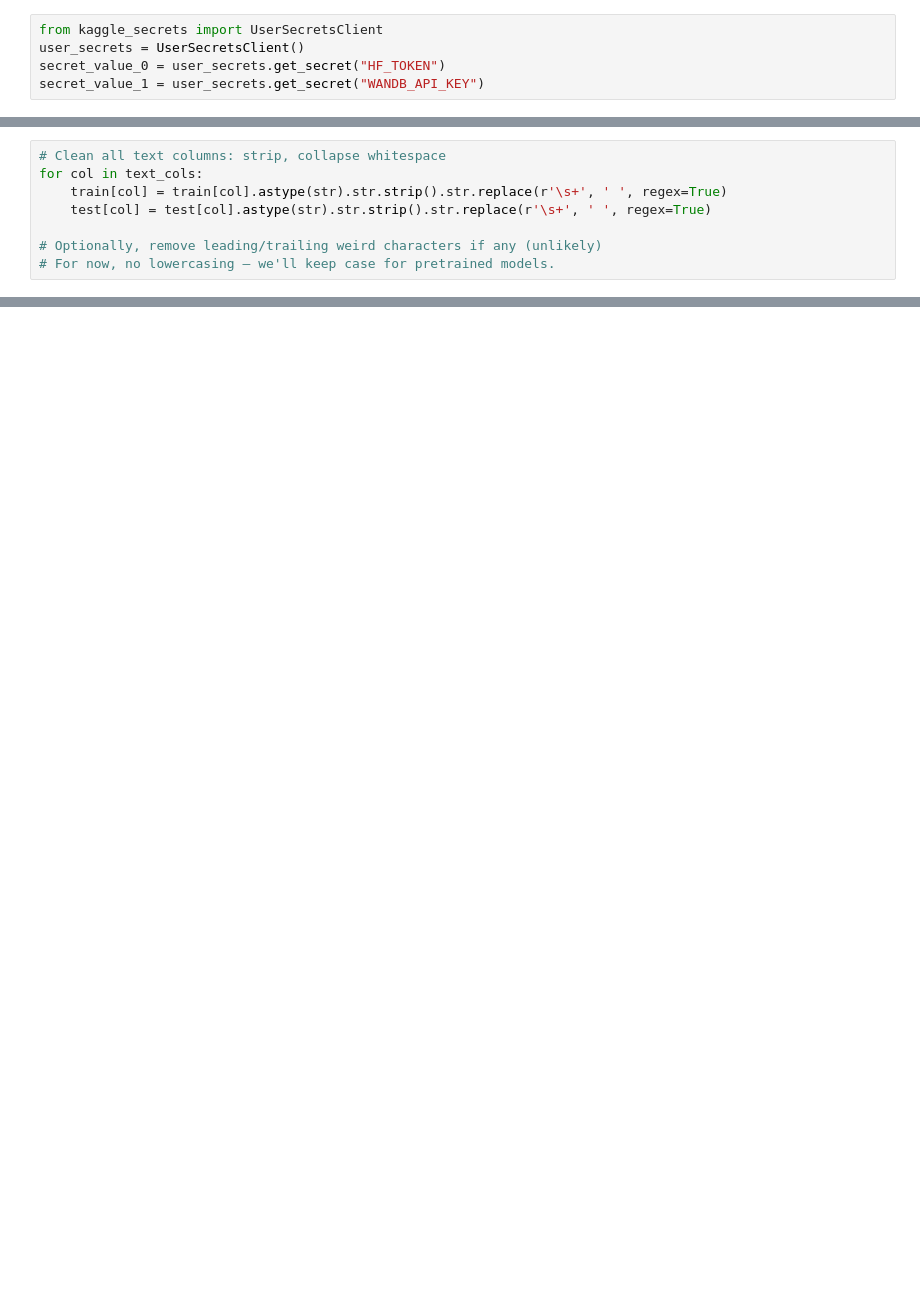
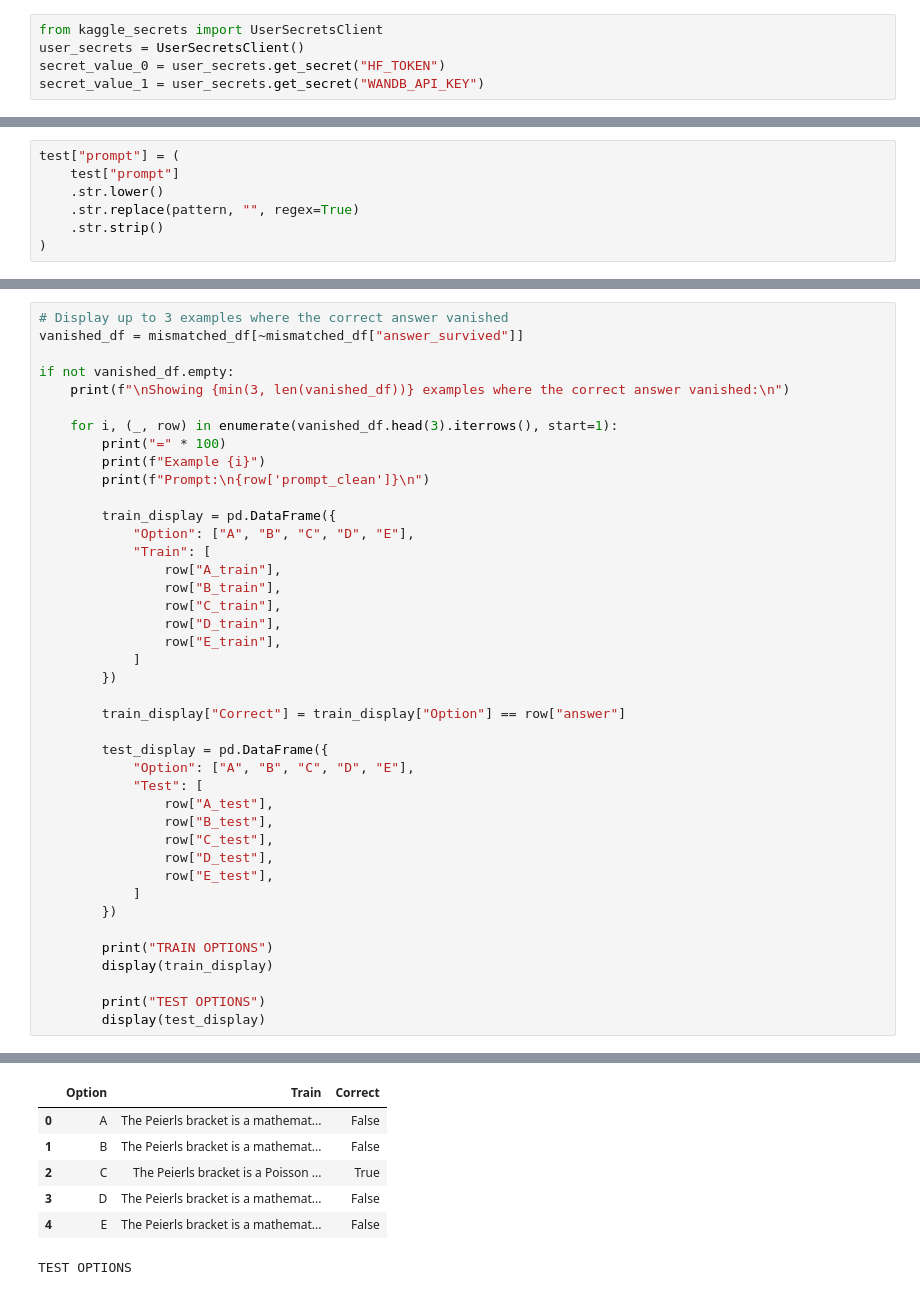
Before and after one commit to 23f3003322/dl-genai-26t2, a Jupyter notebook: dl-23f3003322-notebook-t22026.ipynb, the cells around one changed output, grey strips where cells are left out. Drawn from its saved outputs; the diff is of its cells as text; blank space fills up the shorter version.

Commit message:
final_notebook_model 1 eda , model 1

```diff
--- a/dl-23f3003322-notebook-t22026.ipynb
+++ b/dl-23f3003322-notebook-t22026.ipynb
@@ -410,8 +50,0 @@ train.groupby('answer')[['A_char_len','B_char_len','C_char_len','D_char_len','E_
-# %%
-# Clean all text columns: strip, collapse whitespace
-for col in text_cols:
-    train[col] = train[col].astype(str).str.strip().str.replace(r'\s+', ' ', regex=True)
-    test[col] = test[col].astype(str).str.strip().str.replace(r'\s+', ' ', regex=True)
-
-# Optionally, remove leading/trailing weird characters if any (unlikely)
-# For now, no lowercasing – we'll keep case for pretrained models.
@@ -838,0 +212,7 @@ print("Submission saved! Ready to upload to Kaggle.")
+# %%
+test["prompt"] = (
+    test["prompt"]
+    .str.lower()
+    .str.replace(pattern, "", regex=True)
+    .str.strip()
+)
@@ -838,0 +321,42 @@ print("Submission saved! Ready to upload to Kaggle.")
+# %%
+# Display up to 3 examples where the correct answer vanished
+vanished_df = mismatched_df[~mismatched_df["answer_survived"]]
+
+if not vanished_df.empty:
+    print(f"\nShowing {min(3, len(vanished_df))} examples where the correct answer vanished:\n")
+
+    for i, (_, row) in enumerate(vanished_df.head(3).iterrows(), start=1):
+        print("=" * 100)
+        print(f"Example {i}")
+        print(f"Prompt:\n{row['prompt_clean']}\n")
+
+        train_display = pd.DataFrame({
+            "Option": ["A", "B", "C", "D", "E"],
+            "Train": [
+                row["A_train"],
+                row["B_train"],
+                row["C_train"],
+                row["D_train"],
+                row["E_train"],
+            ]
+        })
+
+        train_display["Correct"] = train_display["Option"] == row["answer"]
+
+        test_display = pd.DataFrame({
+            "Option": ["A", "B", "C", "D", "E"],
+            "Test": [
+                row["A_test"],
+                row["B_test"],
+                row["C_test"],
+                row["D_test"],
+                row["E_test"],
+            ]
+        })
+
+        print("TRAIN OPTIONS")
+        display(train_display)
+
+        print("TEST OPTIONS")
+        display(test_display)
+# %% [output]
@@ -838,0 +371,7 @@ print("Submission saved! Ready to upload to Kaggle.")
+|  | Option | Train | Correct |
+| 0 | A | The Peierls bracket is a mathemat... | False |
+| 1 | B | The Peierls bracket is a mathemat... | False |
+| 2 | C | The Peierls bracket is a Poisson ... | True |
+| 3 | D | The Peierls bracket is a mathemat... | False |
+| 4 | E | The Peierls bracket is a mathemat... | False |
+TEST OPTIONS
```
Also changed, not shown: parts of 66 cells of this notebook.
